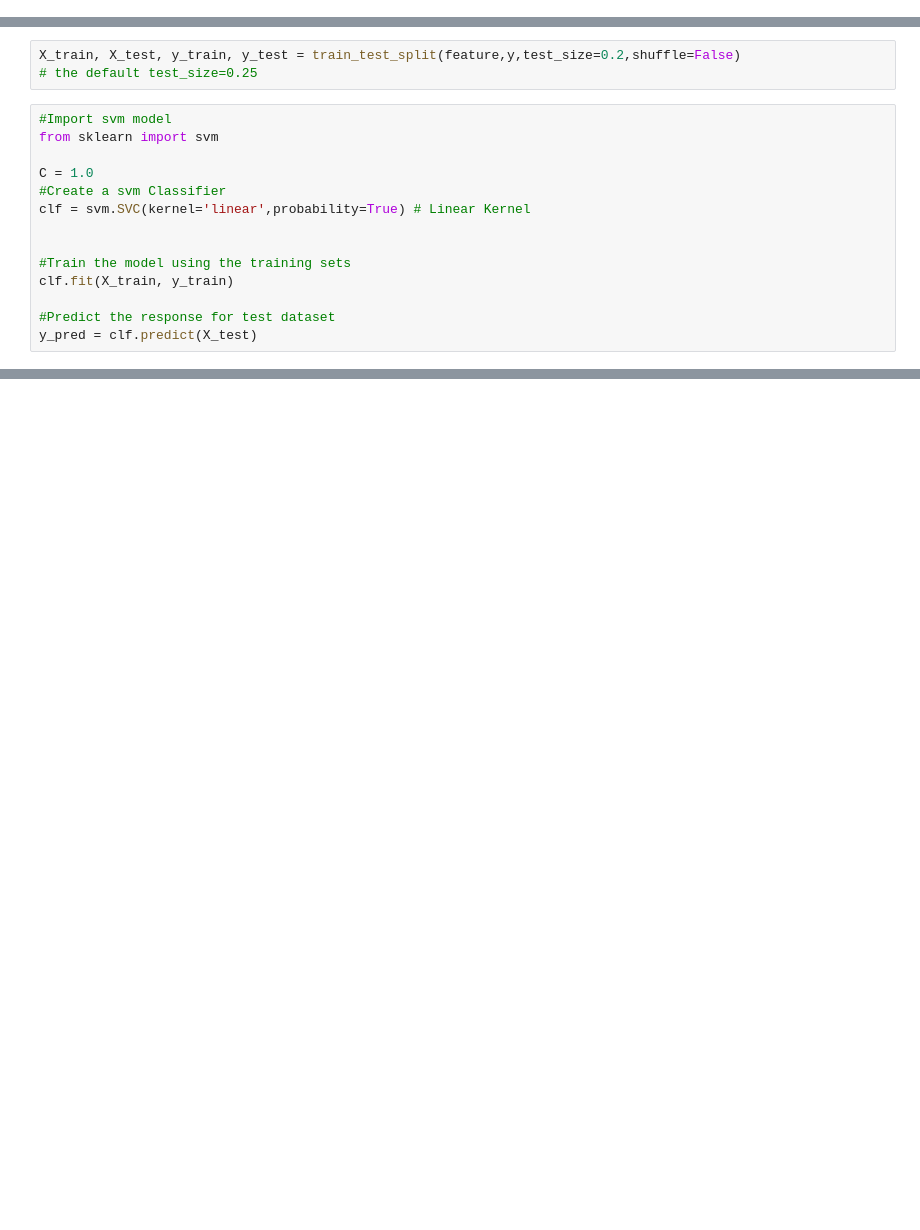
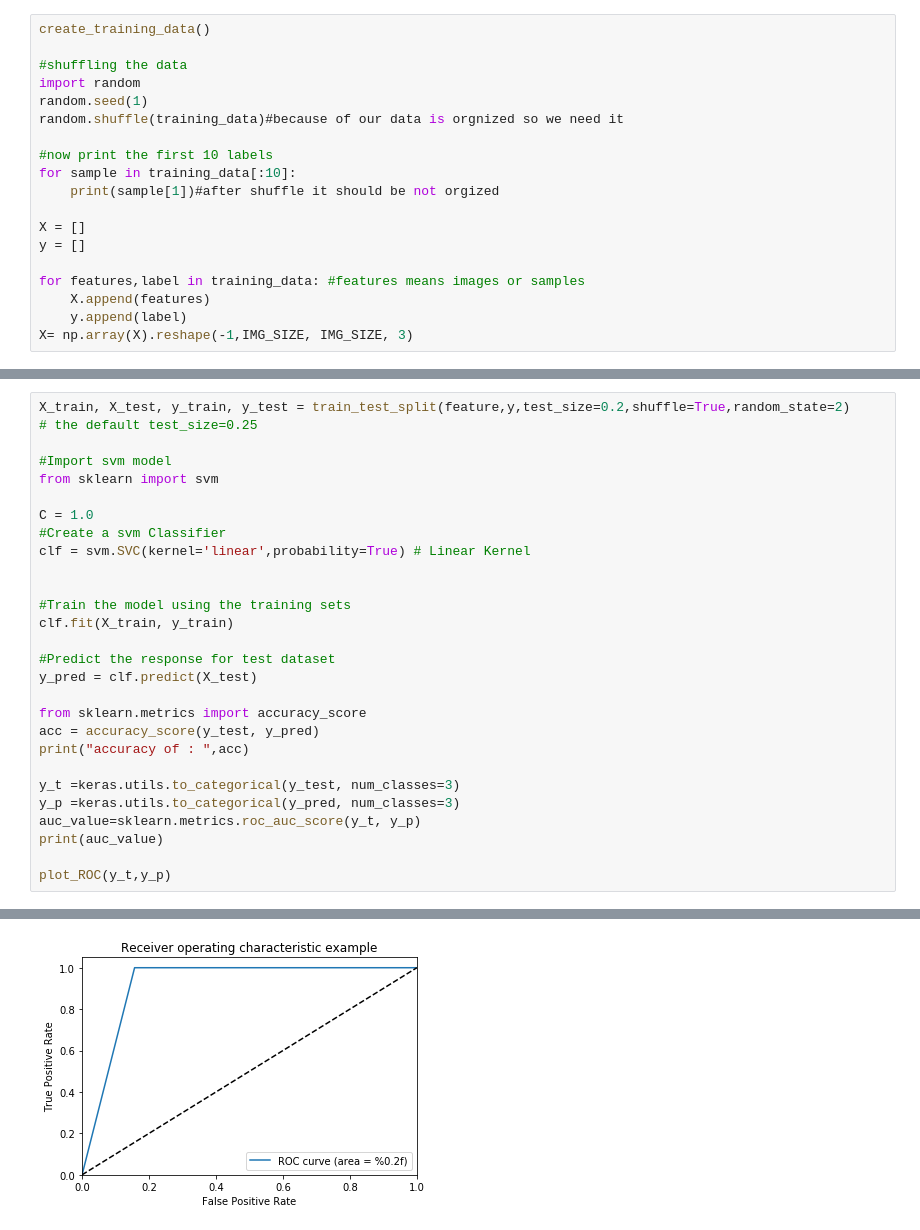
Before and after one commit to shathaa/MelanomaDetector, a Jupyter notebook: VGG16_SVM_v1.ipynb, the cells around one changed output, grey strips where cells are left out. Cells and saved outputs as stored; diff of their text form; blank space fills up the shorter version.

Commit message:
Add files via upload
accuracy  90 old preprocess

```diff
--- a/VGG16_SVM_v1.ipynb
+++ b/VGG16_SVM_v1.ipynb
@@ -50,0 +57,19 @@ model.compile(loss='categorical_crossentropy',
+# %%
+create_training_data()
+
+#shuffling the data
+import random
+random.seed(1)
+random.shuffle(training_data)#because of our data is orgnized so we need it
+
+#now print the first 10 labels
+for sample in training_data[:10]:
+    print(sample[1])#after shuffle it should be not orgized
+
+X = []
+y = []
+
+for features,label in training_data: #features means images or samples
+    X.append(features)
+    y.append(label)
+X= np.array(X).reshape(-1,IMG_SIZE, IMG_SIZE, 3)
@@ -60,7 +101,7 @@ feature = model.predict(X,verbose=1)
-# %%
-X_train, X_test, y_train, y_test = train_test_split(feature,y,test_size=0.2,shuffle=False)
-# the default test_size=0.25
 # %%
+X_train, X_test, y_train, y_test = train_test_split(feature,y,test_size=0.2,shuffle=True,random_state=2)
+# the default test_size=0.25
+
 #Import svm model
 from sklearn import svm
 
@@ -74,3 +115,15 @@ clf.fit(X_train, y_train)
 
 #Predict the response for test dataset
 y_pred = clf.predict(X_test)
+
+from sklearn.metrics import accuracy_score
+acc = accuracy_score(y_test, y_pred)
+print("accuracy of : ",acc)
+
+y_t =keras.utils.to_categorical(y_test, num_classes=3)
+y_p =keras.utils.to_categorical(y_pred, num_classes=3)
+auc_value=sklearn.metrics.roc_auc_score(y_t, y_p)
+print(auc_value)
+
+plot_ROC(y_t,y_p)
+# %% [output]
@@ -76,0 +135 @@ y_pred = clf.predict(X_test)
+[figure, added]
```
Also changed, not shown: parts of 17 cells of this notebook.
